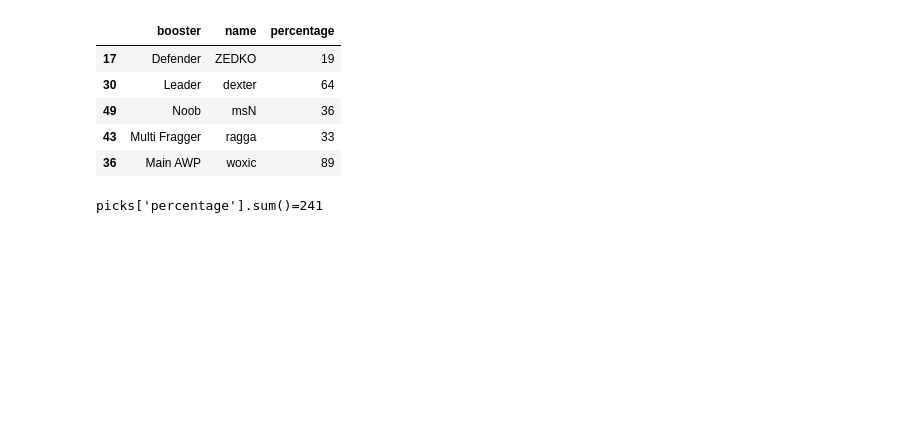
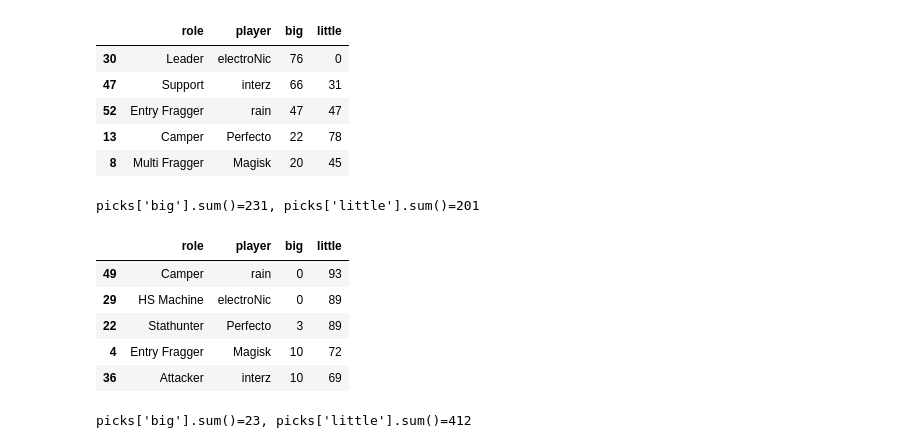
Before and after one commit to nilswiersma/hltv-fantasy-scraper, a Jupyter notebook: analyze_roles.ipynb, the cells around one changed output. Saved outputs shown, nothing was run; the diff lists cells and outputs as text; code cells hidden in the pictures; blank space fills up the shorter version.

```diff
--- a/analyze_roles.ipynb
+++ b/analyze_roles.ipynb
@@ -8,4 +8,4 @@ import matplotlib.pyplot as plt
 
 import itertools
 # %%
-df = pd.read_pickle('pickles/294-roles.pkl')
+df = pd.read_pickle('pickles/295-roles.pkl')
@@ -19,21 +57,34 @@ ax.tick_params(axis='x', rotation=45)
 # %%
-# Lazy way
+def lazy_top5(df, by):
+    picks = pd.DataFrame(columns=df.columns)
 
-df.sort_values(by='percentage', ascending=False)
-picks = pd.DataFrame(columns=df.columns)
+    for _ in range(5):
+        tmp = df[df.apply(lambda x: x['player'] not in list(picks['player']) and x['role'] not in list(picks['role']), axis=1)].sort_values(by=by, ascending=False).iloc[0]
+        picks = pd.concat([picks, tmp.to_frame().T])
 
-for _ in range(5):
-    tmp = df[df.apply(lambda x: x['name'] not in list(picks['name']) and x['booster'] not in list(picks['booster']), axis=1)].sort_values(by='percentage', ascending=False).iloc[0]
-    picks = pd.concat([picks, tmp.to_frame().T])
+    return picks
 
-display(picks.sort_values(by='name'))
-print(f"{picks['percentage'].sum()=}")
+
+picks = lazy_top5(df, 'big')
+display(picks)
+print(f"{picks['big'].sum()=}, {picks['little'].sum()=}")
+
+picks = lazy_top5(df, 'little')
+display(picks)
+print(f"{picks['big'].sum()=}, {picks['little'].sum()=}")
 # %% [output]
-|  | booster | name | percentage |
-| 17 | Defender | ZEDKO | 19 |
-| 30 | Leader | dexter | 64 |
-| 49 | Noob | msN | 36 |
-| 43 | Multi Fragger | ragga | 33 |
-| 36 | Main AWP | woxic | 89 |
+|  | role | player | big | little |
+| 30 | Leader | electroNic | 76 | 0 |
+| 47 | Support | interz | 66 | 31 |
+| 52 | Entry Fragger | rain | 47 | 47 |
+| 13 | Camper | Perfecto | 22 | 78 |
+| 8 | Multi Fragger | Magisk | 20 | 45 |
-picks['percentage'].sum()=241
+picks['big'].sum()=231, picks['little'].sum()=201
+|  | role | player | big | little |
+| 49 | Camper | rain | 0 | 93 |
+| 29 | HS Machine | electroNic | 0 | 89 |
+| 22 | Stathunter | Perfecto | 3 | 89 |
+| 4 | Entry Fragger | Magisk | 10 | 72 |
+| 36 | Attacker | interz | 10 | 69 |
+picks['big'].sum()=23, picks['little'].sum()=412
 # %%
```
Also changed, not shown: parts of 9 cells of this notebook, 1 other file.
